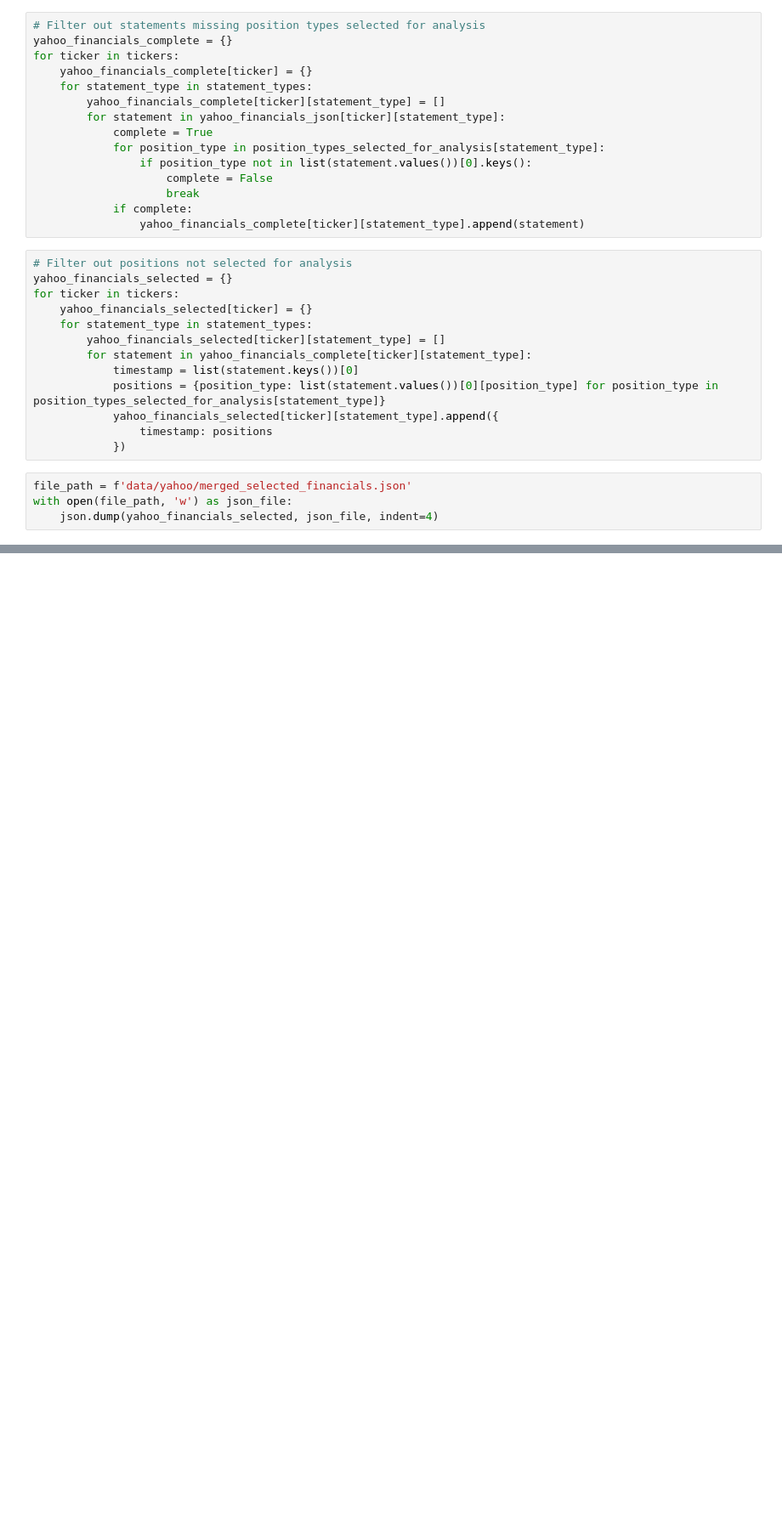
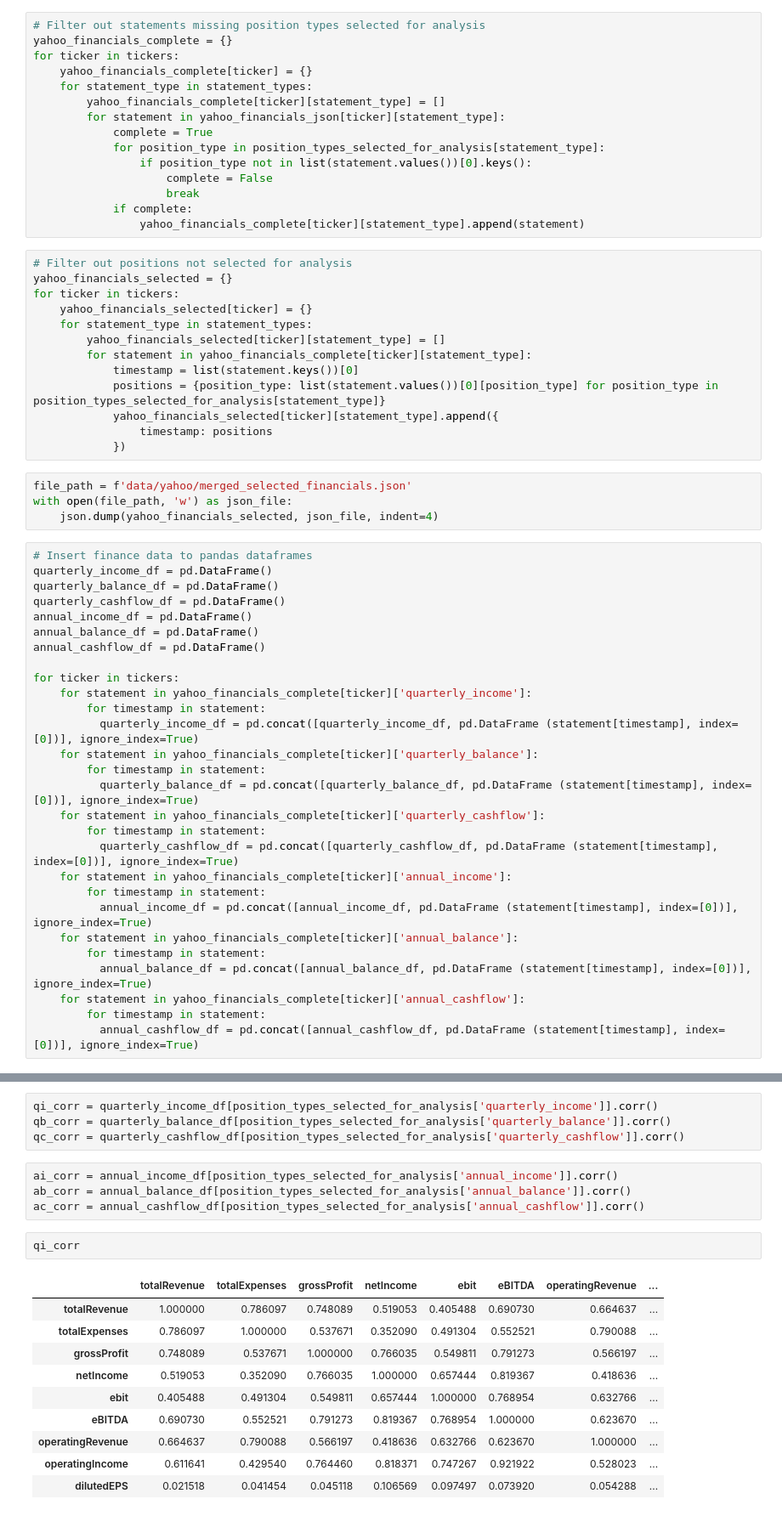
Before and after one commit to codespaghettifier/sp500-exploration, a Jupyter notebook: clean_yahoo_financials.ipynb, the cells around one changed output, grey strips where cells are left out. Shown at 85% size. Drawn from its saved outputs; the diff is of its cells as text; blank space fills up the shorter version.

```diff
--- a/clean_yahoo_financials.ipynb
+++ b/clean_yahoo_financials.ipynb
@@ -197,3 +202,31 @@ for ticker in tickers:
 file_path = f'data/yahoo/merged_selected_financials.json'
 with open(file_path, 'w') as json_file:
     json.dump(yahoo_financials_selected, json_file, indent=4)
+# %%
+# Insert finance data to pandas dataframes
+quarterly_income_df = pd.DataFrame()
+quarterly_balance_df = pd.DataFrame()
+quarterly_cashflow_df = pd.DataFrame()
+annual_income_df = pd.DataFrame()
+annual_balance_df = pd.DataFrame()
+annual_cashflow_df = pd.DataFrame()
+
+for ticker in tickers:
+    for statement in yahoo_financials_complete[ticker]['quarterly_income']:
+        for timestamp in statement:
+          quarterly_income_df = pd.concat([quarterly_income_df, pd.DataFrame (statement[timestamp], index=[0])], ignore_index=True)
+    for statement in yahoo_financials_complete[ticker]['quarterly_balance']:
+        for timestamp in statement:
+          quarterly_balance_df = pd.concat([quarterly_balance_df, pd.DataFrame (statement[timestamp], index=[0])], ignore_index=True)
+    for statement in yahoo_financials_complete[ticker]['quarterly_cashflow']:
+        for timestamp in statement:
+          quarterly_cashflow_df = pd.concat([quarterly_cashflow_df, pd.DataFrame (statement[timestamp], index=[0])], ignore_index=True)
+    for statement in yahoo_financials_complete[ticker]['annual_income']:
+        for timestamp in statement:
+          annual_income_df = pd.concat([annual_income_df, pd.DataFrame (statement[timestamp], index=[0])], ignore_index=True)
+    for statement in yahoo_financials_complete[ticker]['annual_balance']:
+        for timestamp in statement:
+          annual_balance_df = pd.concat([annual_balance_df, pd.DataFrame (statement[timestamp], index=[0])], ignore_index=True)
+    for statement in yahoo_financials_complete[ticker]['annual_cashflow']:
+        for timestamp in statement:
+          annual_cashflow_df = pd.concat([annual_cashflow_df, pd.DataFrame (statement[timestamp], index=[0])], ignore_index=True)
@@ -199,0 +249,21 @@ with open(file_path, 'w') as json_file:
+# %%
+qi_corr = quarterly_income_df[position_types_selected_for_analysis['quarterly_income']].corr()
+qb_corr = quarterly_balance_df[position_types_selected_for_analysis['quarterly_balance']].corr()
+qc_corr = quarterly_cashflow_df[position_types_selected_for_analysis['quarterly_cashflow']].corr()
+# %%
+ai_corr = annual_income_df[position_types_selected_for_analysis['annual_income']].corr()
+ab_corr = annual_balance_df[position_types_selected_for_analysis['annual_balance']].corr()
+ac_corr = annual_cashflow_df[position_types_selected_for_analysis['annual_cashflow']].corr()
+# %%
+qi_corr
+# %% [output]
+|  | totalRevenue | totalExpenses | grossProfit | netIncome | ebit | eBITDA | operatingRevenue | ... |
+| totalRevenue | 1.000000 | 0.786097 | 0.748089 | 0.519053 | 0.405488 | 0.690730 | 0.664637 | ... |
+| totalExpenses | 0.786097 | 1.000000 | 0.537671 | 0.352090 | 0.491304 | 0.552521 | 0.790088 | ... |
+| grossProfit | 0.748089 | 0.537671 | 1.000000 | 0.766035 | 0.549811 | 0.791273 | 0.566197 | ... |
+| netIncome | 0.519053 | 0.352090 | 0.766035 | 1.000000 | 0.657444 | 0.819367 | 0.418636 | ... |
+| ebit | 0.405488 | 0.491304 | 0.549811 | 0.657444 | 1.000000 | 0.768954 | 0.632766 | ... |
+| eBITDA | 0.690730 | 0.552521 | 0.791273 | 0.819367 | 0.768954 | 1.000000 | 0.623670 | ... |
+| operatingRevenue | 0.664637 | 0.790088 | 0.566197 | 0.418636 | 0.632766 | 0.623670 | 1.000000 | ... |
+| operatingIncome | 0.611641 | 0.429540 | 0.764460 | 0.818371 | 0.747267 | 0.921922 | 0.528023 | ... |
+| dilutedEPS | 0.021518 | 0.041454 | 0.045118 | 0.106569 | 0.097497 | 0.073920 | 0.054288 | ... |
```
Also changed, not shown: parts of 14 cells of this notebook.
